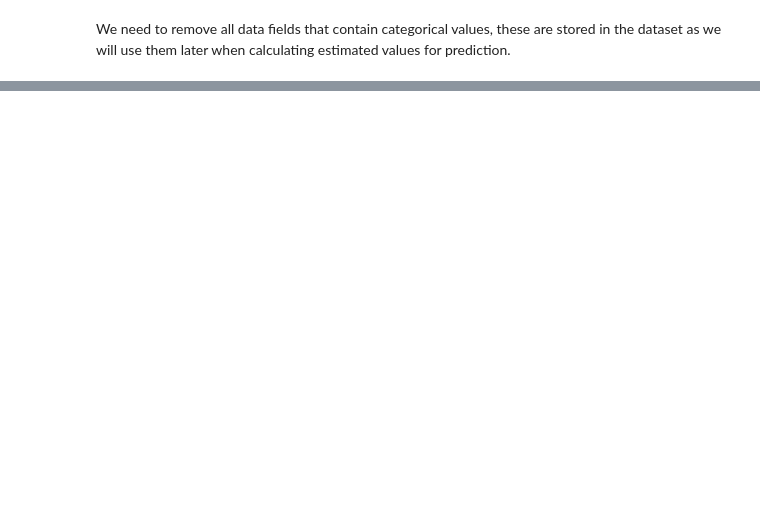
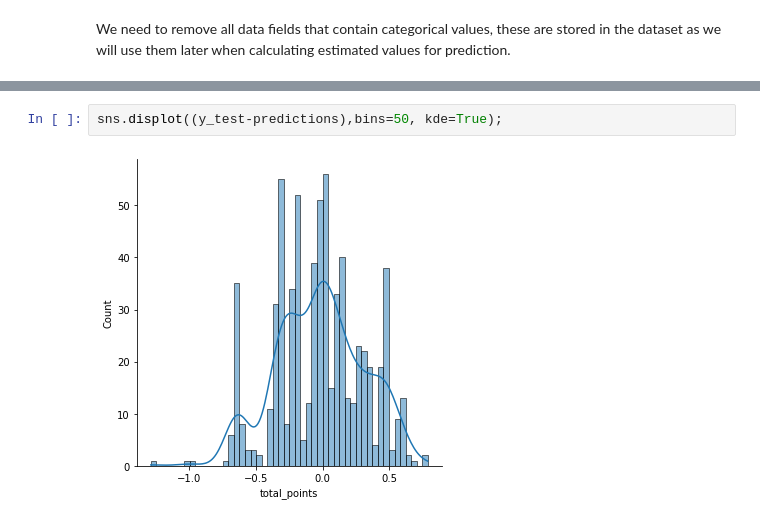
Before and after one commit to hledwards33/FPL_Predictive_Team_Selection, a Jupyter notebook: Goalkeeper Model.ipynb, the cells around one changed output, grey strips where cells are left out. Drawn from its saved outputs; the diff is of its cells as text; blank space fills up the shorter version.

```diff
--- a/Goalkeeper Model.ipynb
+++ b/Goalkeeper Model.ipynb
@@ -83,0 +113,4 @@ X_train, X_test, y_train, y_test = train_test_split(X, y, test_size=0.2, random_
+# %%
+sns.displot((y_test-predictions),bins=50, kde=True);
+# %% [output]
+[figure, added]
```
Also changed, not shown: parts of 18 cells of this notebook, 4 other files.
